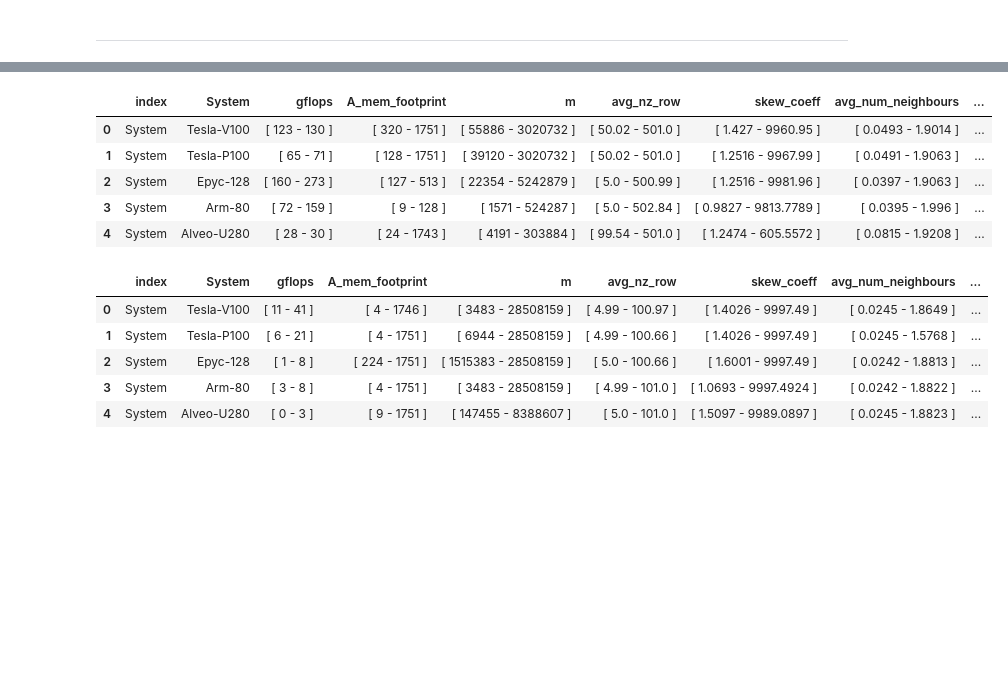
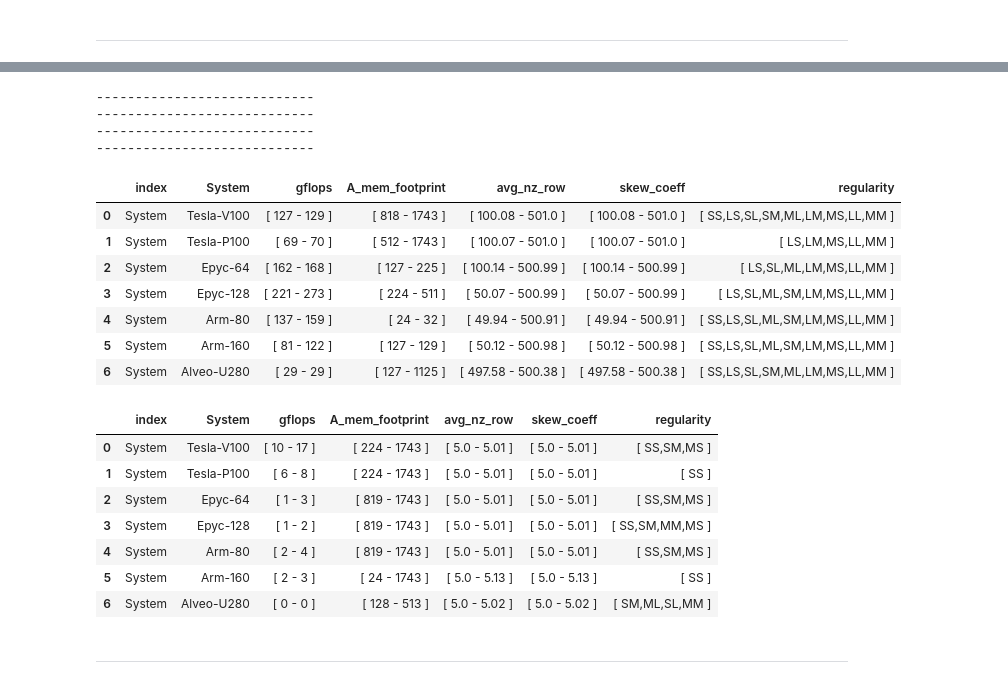
Before and after one commit to cslab-ntua/SpMV-Research, a Jupyter notebook: Pythonia/synthetic_plotter.ipynb, the cells around one changed output, grey strips where cells are left out. Saved outputs shown, nothing was run; the diff lists cells and outputs as text; code cells hidden in the pictures; blank space fills up the shorter version.

```diff
--- a/Pythonia/synthetic_plotter.ipynb
+++ b/Pythonia/synthetic_plotter.ipynb
@@ -572,13 +679,35 @@ findfont: Generic family 'serif' not found because none of the following familie
 # %%
-#     print(group_system_bottom1.shape)
-#     print(group_system_top1.shape)
+    group_system_bottom10, group_bottom10_metadata = isolate_perf_per_device(group_system_best, 10, 'bottom', False)
+    print('----------------------------')
+    group_system_top10, group_top10_metadata = isolate_perf_per_device(group_system_best, 10, 'top', False)
 
-#     print(group_system_bottom5.shape)
-#     print(group_system_top5.shape)
+    group_system_bottom7_5, group_bottom7_5_metadata = isolate_perf_per_device(group_system_best, 7.5, 'bottom')
+    print('----------------------------')
+    group_system_top7_5, group_top7_5_metadata = isolate_perf_per_device(group_system_best, 7.5, 'top')
 
-#     print(group_system_bottom7_5.shape)
-#     print(group_system_top7_5.shape)
+    group_system_bottom5, group_bottom5_metadata = isolate_perf_per_device(group_system_best, 5, 'bottom')
+    print('----------------------------')
+    group_system_top5, group_top5_metadata = isolate_perf_per_device(group_system_best, 5, 'top')
 
-#     print(group_system_bottom10.shape)
-#     print(group_system_top10.shape)
+    group_system_bottom1, group_bottom1_metadata = isolate_perf_per_device(group_system_best, 1, 'bottom')
+    print('----------------------------')
+    group_system_top1, group_top1_metadata = isolate_perf_per_device(group_system_best, 1, 'top')
+
+
+    # print(group_system_bottom1.shape)
+    # print(group_system_top1.shape)
+
+    # print(group_system_bottom5.shape)
+    # print(group_system_top5.shape)
+
+    # print(group_system_bottom7_5.shape)
+    # print(group_system_top7_5.shape)
+
+    # print(group_system_bottom10.shape)
+    # print(group_system_top10.shape)
+# %% [output]
+----------------------------
+----------------------------
+----------------------------
+----------------------------
 # %%
@@ -620,19 +748,23 @@ findfont: Generic family 'serif' not found because none of the following familie
 # %%
-    group_top10_metadata
+    group_top1_metadata
 # %% [output]
-|  | index | System | gflops | A_mem_footprint | m | avg_nz_row | skew_coeff | avg_num_neighbours | ... |
-| 0 | System | Tesla-V100 | [ 123 - 130 ] | [ 320 - 1751 ] | [ 55886 - 3020732 ] | [ 50.02 - 501.0 ] | [ 1.427 - 9960.95 ] | [ 0.0493 - 1.9014 ] | ... |
-| 1 | System | Tesla-P100 | [ 65 - 71 ] | [ 128 - 1751 ] | [ 39120 - 3020732 ] | [ 50.02 - 501.0 ] | [ 1.2516 - 9967.99 ] | [ 0.0491 - 1.9063 ] | ... |
-| 2 | System | Epyc-128 | [ 160 - 273 ] | [ 127 - 513 ] | [ 22354 - 5242879 ] | [ 5.0 - 500.99 ] | [ 1.2516 - 9981.96 ] | [ 0.0397 - 1.9063 ] | ... |
-| 3 | System | Arm-80 | [ 72 - 159 ] | [ 9 - 128 ] | [ 1571 - 524287 ] | [ 5.0 - 502.84 ] | [ 0.9827 - 9813.7789 ] | [ 0.0395 - 1.996 ] | ... |
-| 4 | System | Alveo-U280 | [ 28 - 30 ] | [ 24 - 1743 ] | [ 4191 - 303884 ] | [ 99.54 - 501.0 ] | [ 1.2474 - 605.5572 ] | [ 0.0815 - 1.9208 ] | ... |
+|  | index | System | gflops | A_mem_footprint | avg_nz_row | skew_coeff | regularity |
+| 0 | System | Tesla-V100 | [ 127 - 129 ] | [ 818 - 1743 ] | [ 100.08 - 501.0 ] | [ 100.08 - 501.0 ] | [ SS,LS,SL,SM,ML,LM,MS,LL,MM ] |
+| 1 | System | Tesla-P100 | [ 69 - 70 ] | [ 512 - 1743 ] | [ 100.07 - 501.0 ] | [ 100.07 - 501.0 ] | [ LS,LM,MS,LL,MM ] |
+| 2 | System | Epyc-64 | [ 162 - 168 ] | [ 127 - 225 ] | [ 100.14 - 500.99 ] | [ 100.14 - 500.99 ] | [ LS,SL,ML,LM,MS,LL,MM ] |
+| 3 | System | Epyc-128 | [ 221 - 273 ] | [ 224 - 511 ] | [ 50.07 - 500.99 ] | [ 50.07 - 500.99 ] | [ LS,SL,ML,SM,LM,MS,LL,MM ] |
+| 4 | System | Arm-80 | [ 137 - 159 ] | [ 24 - 32 ] | [ 49.94 - 500.91 ] | [ 49.94 - 500.91 ] | [ SS,LS,SL,ML,SM,LM,MS,LL,MM ] |
+| 5 | System | Arm-160 | [ 81 - 122 ] | [ 127 - 129 ] | [ 50.12 - 500.98 ] | [ 50.12 - 500.98 ] | [ SS,LS,SL,ML,SM,LM,MS,LL,MM ] |
+| 6 | System | Alveo-U280 | [ 29 - 29 ] | [ 127 - 1125 ] | [ 497.58 - 500.38 ] | [ 497.58 - 500.38 ] | [ SS,LS,SL,SM,ML,LM,MS,LL,MM ] |
 # %%
-    group_bottom10_metadata
+    group_bottom1_metadata
 # %% [output]
-|  | index | System | gflops | A_mem_footprint | m | avg_nz_row | skew_coeff | avg_num_neighbours | ... |
-| 0 | System | Tesla-V100 | [ 11 - 41 ] | [ 4 - 1746 ] | [ 3483 - 28508159 ] | [ 4.99 - 100.97 ] | [ 1.4026 - 9997.49 ] | [ 0.0245 - 1.8649 ] | ... |
-| 1 | System | Tesla-P100 | [ 6 - 21 ] | [ 4 - 1751 ] | [ 6944 - 28508159 ] | [ 4.99 - 100.66 ] | [ 1.4026 - 9997.49 ] | [ 0.0245 - 1.5768 ] | ... |
-| 2 | System | Epyc-128 | [ 1 - 8 ] | [ 224 - 1751 ] | [ 1515383 - 28508159 ] | [ 5.0 - 100.66 ] | [ 1.6001 - 9997.49 ] | [ 0.0242 - 1.8813 ] | ... |
-| 3 | System | Arm-80 | [ 3 - 8 ] | [ 4 - 1751 ] | [ 3483 - 28508159 ] | [ 4.99 - 101.0 ] | [ 1.0693 - 9997.4924 ] | [ 0.0242 - 1.8822 ] | ... |
-| 4 | System | Alveo-U280 | [ 0 - 3 ] | [ 9 - 1751 ] | [ 147455 - 8388607 ] | [ 5.0 - 101.0 ] | [ 1.5097 - 9989.0897 ] | [ 0.0245 - 1.8823 ] | ... |
+|  | index | System | gflops | A_mem_footprint | avg_nz_row | skew_coeff | regularity |
+| 0 | System | Tesla-V100 | [ 10 - 17 ] | [ 224 - 1743 ] | [ 5.0 - 5.01 ] | [ 5.0 - 5.01 ] | [ SS,SM,MS ] |
+| 1 | System | Tesla-P100 | [ 6 - 8 ] | [ 224 - 1743 ] | [ 5.0 - 5.01 ] | [ 5.0 - 5.01 ] | [ SS ] |
+| 2 | System | Epyc-64 | [ 1 - 3 ] | [ 819 - 1743 ] | [ 5.0 - 5.01 ] | [ 5.0 - 5.01 ] | [ SS,SM,MS ] |
+| 3 | System | Epyc-128 | [ 1 - 2 ] | [ 819 - 1743 ] | [ 5.0 - 5.01 ] | [ 5.0 - 5.01 ] | [ SS,SM,MM,MS ] |
+| 4 | System | Arm-80 | [ 2 - 4 ] | [ 819 - 1743 ] | [ 5.0 - 5.01 ] | [ 5.0 - 5.01 ] | [ SS,SM,MS ] |
+| 5 | System | Arm-160 | [ 2 - 3 ] | [ 24 - 1743 ] | [ 5.0 - 5.13 ] | [ 5.0 - 5.13 ] | [ SS ] |
+| 6 | System | Alveo-U280 | [ 0 - 0 ] | [ 128 - 513 ] | [ 5.0 - 5.02 ] | [ 5.0 - 5.02 ] | [ SM,ML,SL,MM ] |
 # %%
@@ -717,0 +775,2 @@ findfont: Generic family 'serif' not found because none of the following familie
+# %% [markdown]
+---
```
Also changed, not shown: parts of 43 cells of this notebook, 37 other files.
